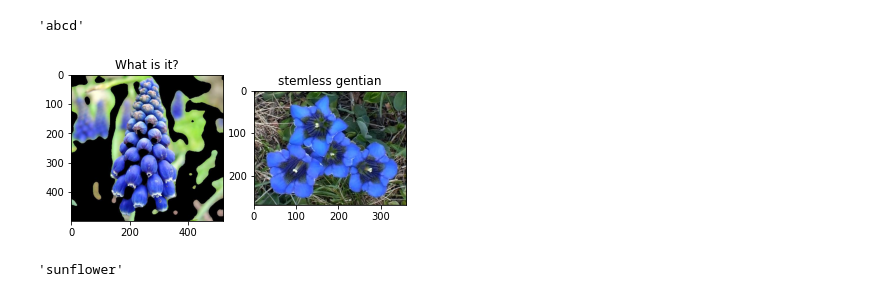
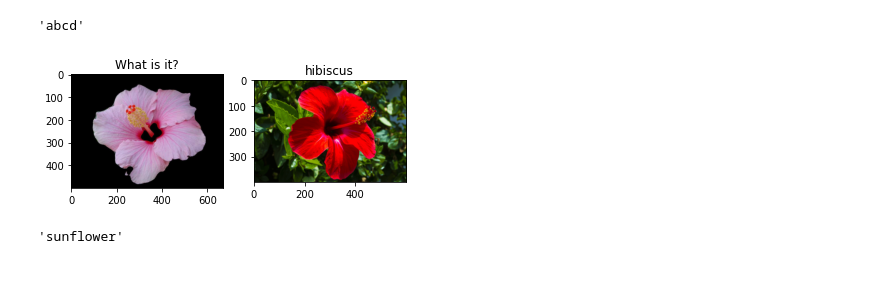
Before and after one commit to teresacigna/Progetto_AML, a Jupyter notebook: Script/prove/prova_features.ipynb, the cells around one changed output. Drawn from its saved outputs; the diff is of its cells as text; code cells hidden in the pictures.

```diff
--- a/Script/prove/prova_features.ipynb
+++ b/Script/prove/prova_features.ipynb
@@ -231,3 +231,7 @@ with open ('102flowers_y_train.pickle', 'rb') as handle:
 # %%
 num_classes = 102
 yc_train = keras.utils.to_categorical(y_train-1, num_classes)
+# %%
+X_features_test = load_data(feature_extractor=neural_features, folder = 'mask_test/')
+with open('X_test_features_vggfc1.pickle', 'wb') as handle:
+    pickle.dump(X_features_test, handle)
@@ -309,5 +336 @@ with open('classif_sutrain_colors_kps_neural_vggfc1.pickle', 'wb') as handle:
     pickle.dump(clf, handle)
-# %%
-X_features_test = load_data(feature_extractor=combo_colors_kps_neural, folder = 'mask_test/')
-with open('X_test_features_colors_kps_neural_vggfc1.pickle', 'wb') as handle:
-    pickle.dump(X_features_test, handle)
@@ -332,3 +336,0 @@ image 6148
-# %%
-with open('X_test_features_colors_kps_neural.pickle', 'rb') as handle:
-    X_features_test = pickle.load(handle)
@@ -458,7 +463,7 @@ def predict_name_photo (image_path, classifier):
     image = cv2.imread(image_path)
     image = cv2.cvtColor(image, cv2.COLOR_BGR2RGB)
     features=[]
-    im_features = combo_colors_kps_neural(image_path)
+    im_features = neural_features(image_path) #combo_colors_kps_neural
     im_features = im_features.flatten()
     features.append(im_features)
 
@@ -484,9 +489,9 @@ NAMES[]
 # %%
 for files in os.rename('')
 # %%
-predict_name_photo('mask_val/image_06603.jpg', classif) #04540 #04181 #05858 #06534 #06603
+predict_name_photo('mask_val/image_01776.jpg', clf2) #04540 #04181 #05858 #06534 #06603
 # %% [output]
-[figure, old version]
+[figure, new version]
 # %%
 predict_name('mask_val/image_04487.jpg', clf)
 # %% [output]
```
Also changed, not shown: parts of 16 cells of this notebook.
